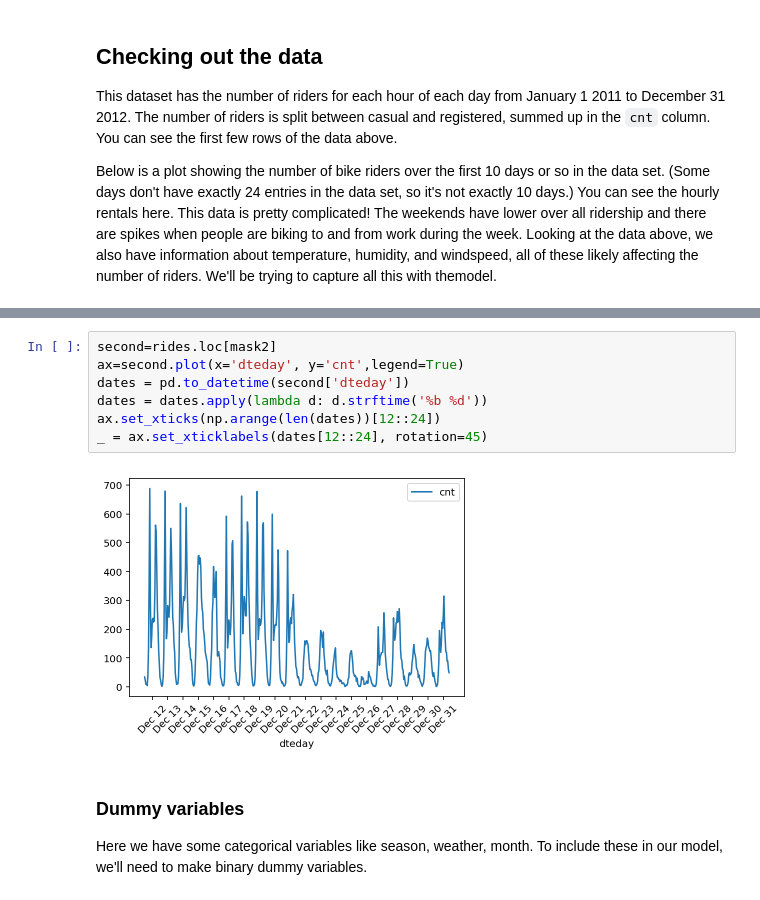
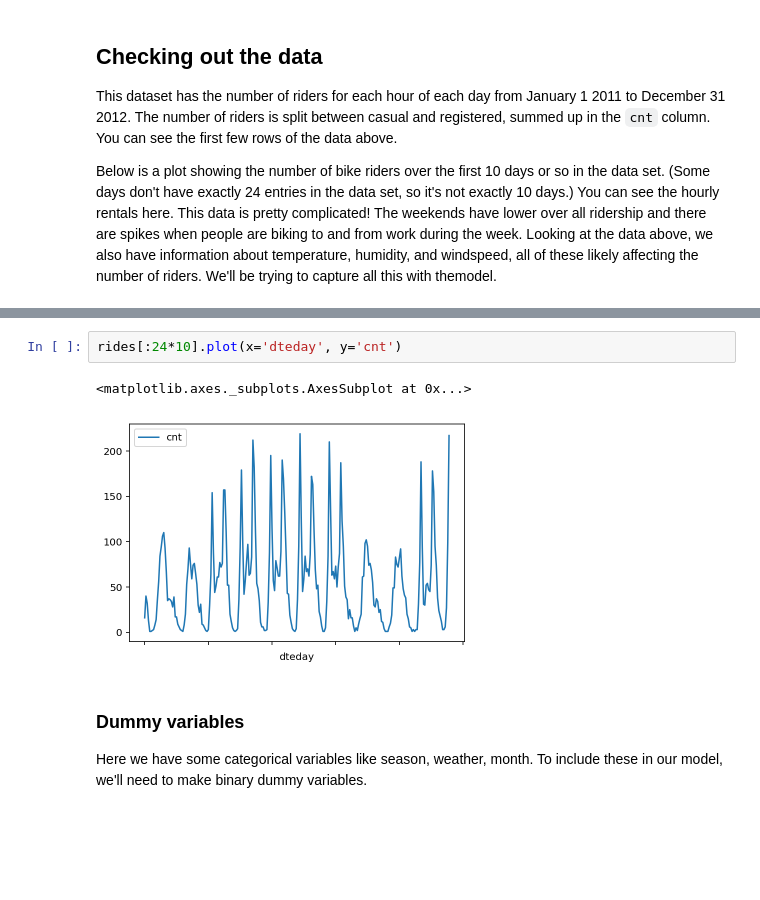
Before and after one commit to glitterzhang/UdacityDeepLearning, a Jupyter notebook: Project1-BikingSharePrediction/Neural_network_predict_bike_sharing.ipynb, the cells around one changed output, grey strips where cells are left out. Drawn from its saved outputs; the diff is of its cells as text; blank space fills up the shorter version.

```diff
--- a/Project1-BikingSharePrediction/Neural_network_predict_bike_sharing.ipynb
+++ b/Project1-BikingSharePrediction/Neural_network_predict_bike_sharing.ipynb
@@ -57,12 +40,8 @@ _ = ax.set_xticklabels(dates[12::24], rotation=45)
-# %%
-second=rides.loc[mask2]
-ax=second.plot(x='dteday', y='cnt',legend=True)
-dates = pd.to_datetime(second['dteday'])
-dates = dates.apply(lambda d: d.strftime('%b %d'))
-ax.set_xticks(np.arange(len(dates))[12::24])
-_ = ax.set_xticklabels(dates[12::24], rotation=45)
-# %% [output]
-[figure, removed]
+# %%
+rides[:24*10].plot(x='dteday', y='cnt')
+# %% [output]
+<matplotlib.axes._subplots.AxesSubplot at 0x...>
+[figure, added]
 # %% [markdown]
 ### Dummy variables
 Here we have some categorical variables like season, weather, month. To include these in our model, we'll need to make binary dummy variables.
```
Also changed, not shown: parts of 15 cells of this notebook, 4 other files.
